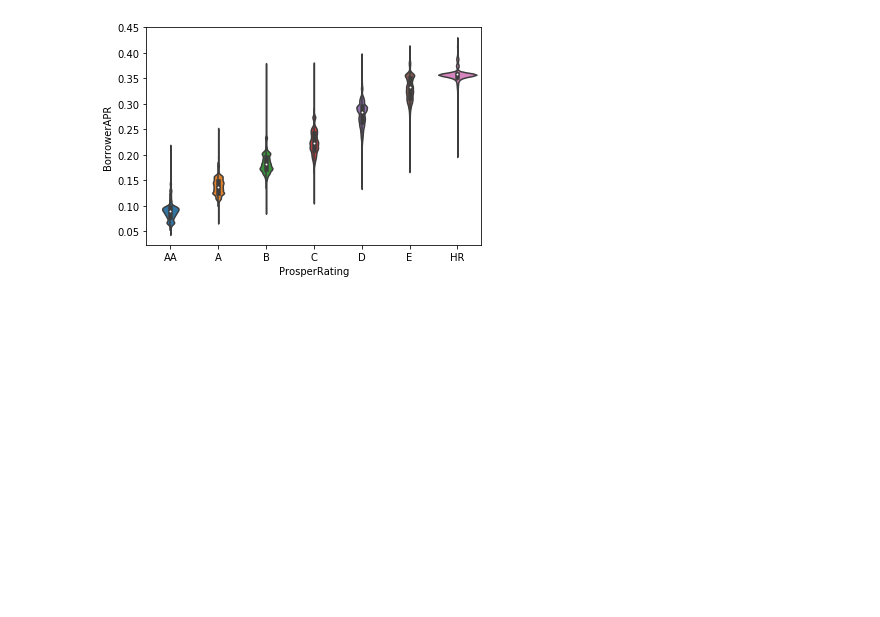
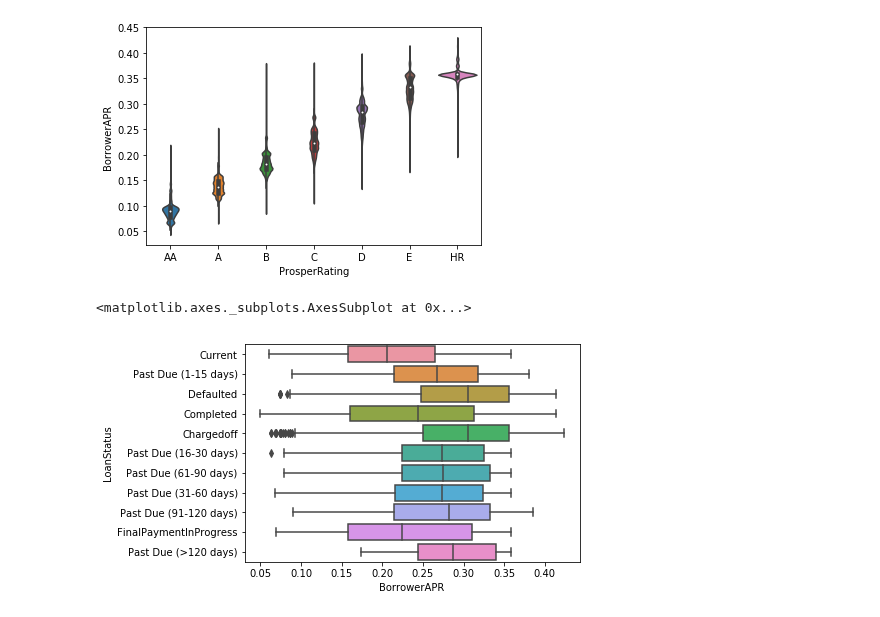
Before and after one commit to jovanmedfordDataAnalyst/loan-data-from-prosper, a Jupyter notebook: loan-analysis.ipynb, the cells around one changed output. Cells and saved outputs as stored; diff of their text form; code cells hidden in the pictures; blank space fills up the shorter version.

Commit message:
feat: Add boxplot of Borrower APR vs LoanStatus

```diff
--- a/loan-analysis.ipynb
+++ b/loan-analysis.ipynb
@@ -256,3 +256,8 @@ sns.violinplot(data = post_july, x='ProsperRating',y = 'BorrowerAPR', order = ['
 # %% [output]
 <matplotlib.axes._subplots.AxesSubplot at 0x...>
 [figure]
+# %%
+sns.boxplot(data = post_july, y='LoanStatus',x = 'BorrowerAPR')
+# %% [output]
+<matplotlib.axes._subplots.AxesSubplot at 0x...>
+[figure, added]
```
